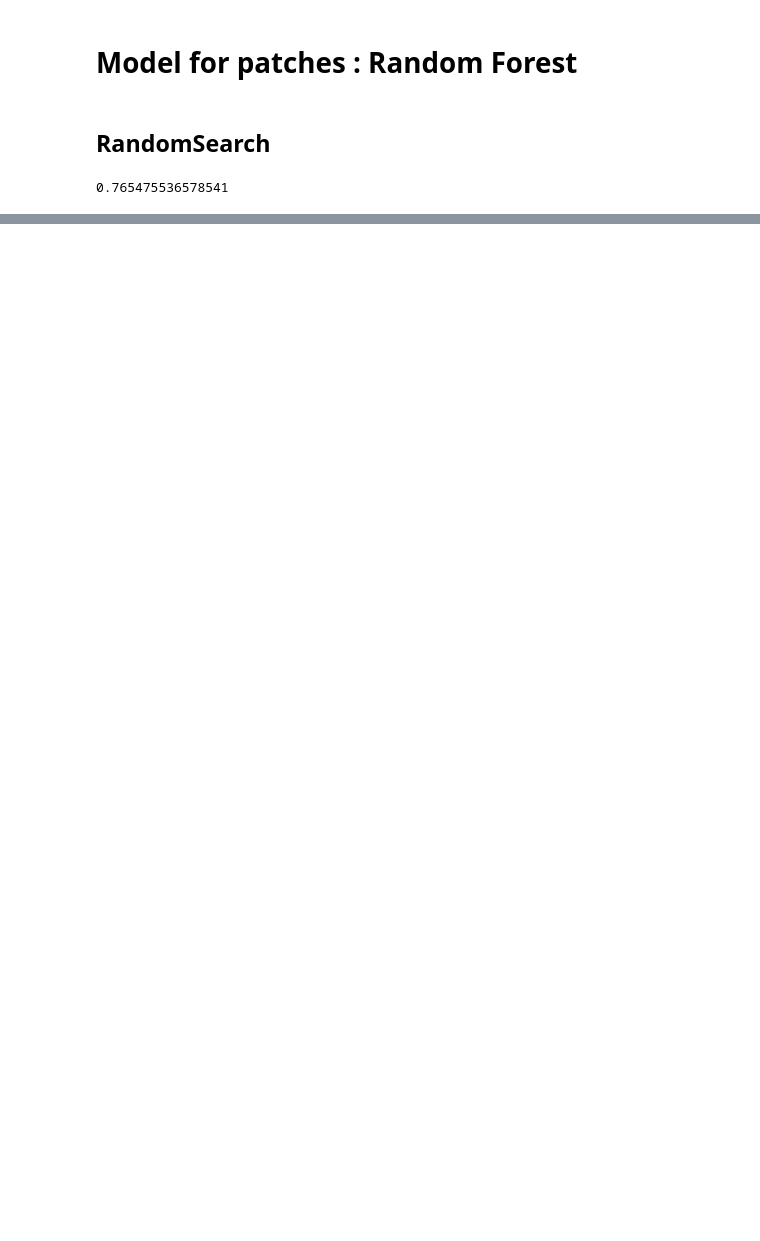
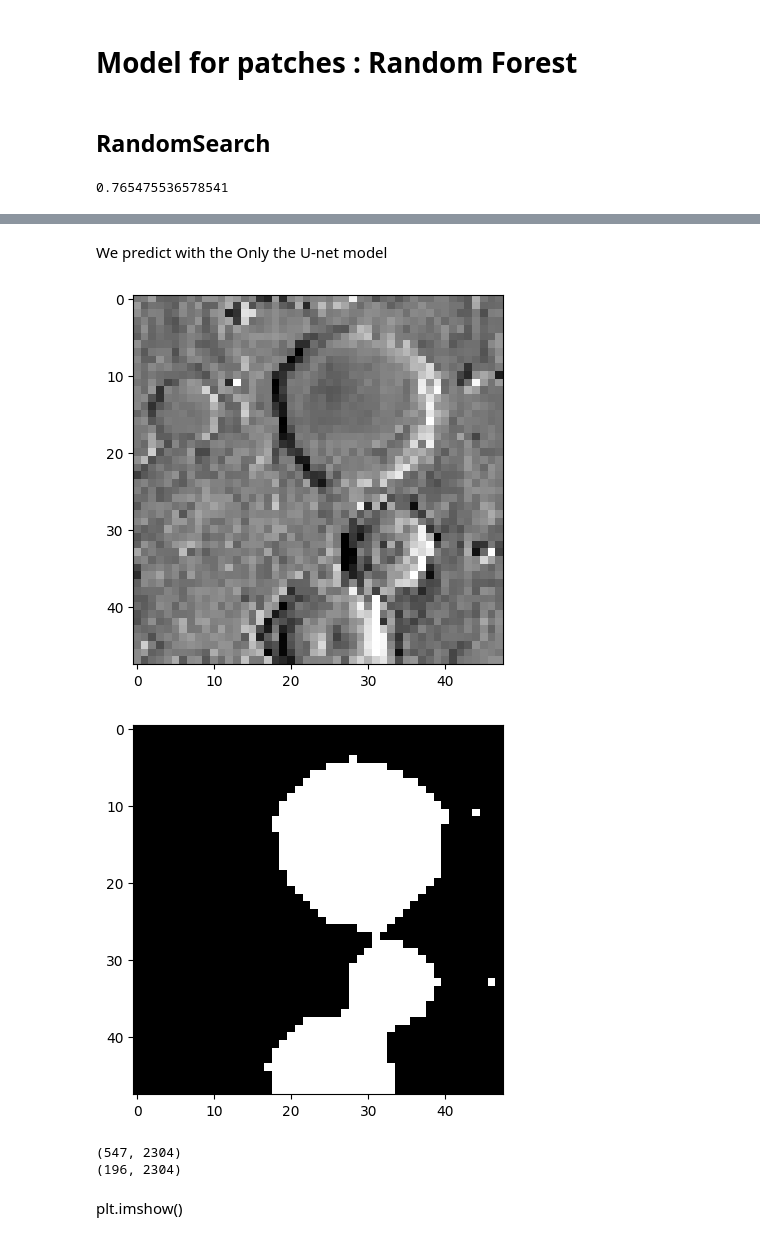
Before and after one commit to Seb65789/Lisboa-Machine-Learning-Project, a Jupyter notebook: Part_2/Classification_Problem_2/Classification_PB_2.ipynb, the cells around one changed output, grey strips where cells are left out. Cells and saved outputs as stored; diff of their text form; code cells hidden in the pictures; blank space fills up the shorter version.

```diff
--- a/Part_2/Classification_Problem_2/Classification_PB_2.ipynb
+++ b/Part_2/Classification_Problem_2/Classification_PB_2.ipynb
@@ -173,7 +194,7 @@ def unet_model(input_shape = (48, 48, 1)):
     c9 = layers.Conv2D(48, (3, 3), activation='relu', padding='same')(c9)
 
     # Convolution for the output
-    outputs = layers.Conv2D(1, (1, 1), activation='sigmoid')(c9)
+    outputs = layers.Conv2D(2, (1, 1), activation='sigmoid')(c9)
 
     model = models.Model(inputs=[inputs], outputs=[outputs])
     return model
@@ -347,0 +618,17 @@ Balanced accuracy:  0.676491088563292
+# %%
+# Importation of the test dataset
+Xtest_b = np.load('Xtest2_b.npy')
+
+# Normalizing the validation dataset
+Xtest_b = Xtest_b/255
+
+# Reshaping the test dataset
+Xtest_b = Xtest_b.reshape(-1, 48, 48, 1)
+
+# Loading the model
+model_img = unet_model()
+model_img.compile(optimizer='adam', loss='binary_crossentropy', metrics=['accuracy'])
+model_img.load_weights('model_img.keras')
+
+# Prediction probabilities
+Ypred_b = model_img.predict(Xtest_b)
@@ -347,0 +637,24 @@ Balanced accuracy:  0.676491088563292
+# %% [markdown]
+We predict with the Only the U-net model
+# %%
+# Prediction labels
+Ypred_b = np.argmax(Ypred_b, axis=3)
+# %%
+plt.imshow(Xtest_b[9], cmap='gray')
+plt.show()
+plt.imshow(Ypred_b[9], cmap='gray')
+plt.show()
+# %% [output]
+[figure, added]
+[figure, added]
+# %%
+# Importation of the train set
+Ytrain_b = np.load('Ytrain2_b.npy')
+print(Ytrain_b.shape)
+
+# Reshaping the predictions
+Ypred_b = Ypred_b.reshape(-1, 48*48)
+print(Ypred_b.shape)
+# %% [output]
+(547, 2304)
+(196, 2304)
@@ -347,0 +664,2 @@ Balanced accuracy:  0.676491088563292
+# %% [markdown]
+plt.imshow()
```
Also changed, not shown: parts of 47 cells of this notebook, 3 other files.
